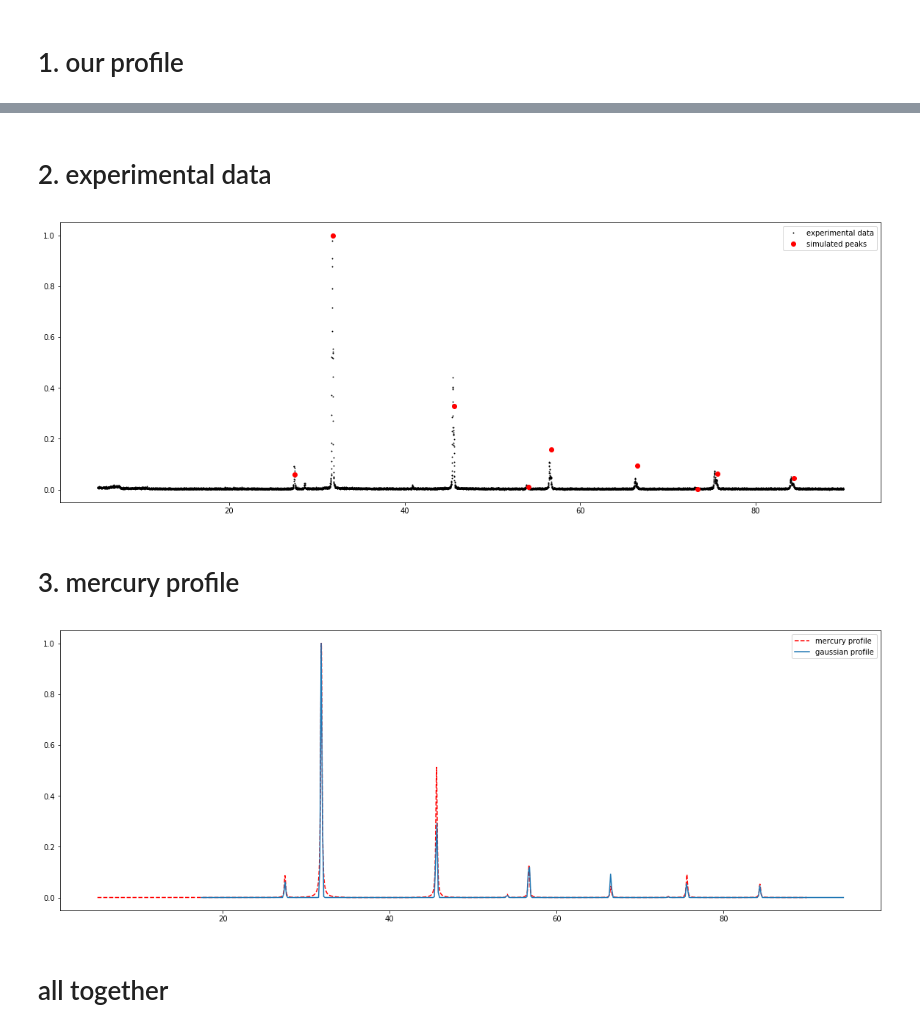
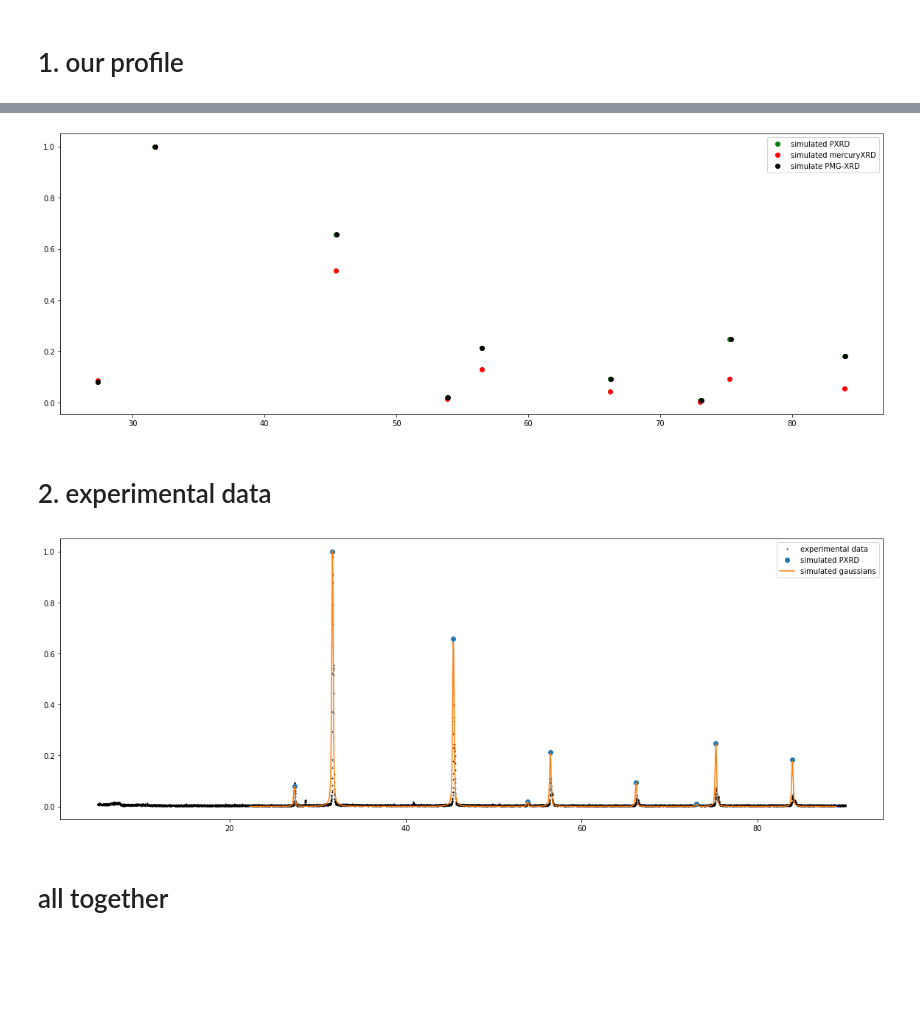
Before and after one commit to qzhu2017/XRD, a Jupyter notebook: similarity.ipynb, the cells around one changed output, grey strips where cells are left out. Drawn from its saved outputs; the diff is of its cells as text; code cells hidden in the pictures; blank space fills up the shorter version.

```diff
--- a/similarity.ipynb
+++ b/similarity.ipynb
@@ -36,3 +60,23 @@ plt.show()
+# %%
+# simulated XRD still very different in intensity values, cross check with pymatgen
+
+import pymatgen as mg
+from pymatgen.analysis.diffraction.xrd import XRDCalculator as PMXRD
+
+calc = PMXRD(wavelength=1.54184,)
+_struct = mg.Structure.from_file('NaCl.cif')
+pattern = calc.get_pattern(_struct)
+pmgtwo_theta = pattern.x
+pmgpeaks= pattern.y/np.max(pattern.y)
+
+plt.figure(figsize=(20,7))
+plt.plot(simtwo_thetas,simpeaks,'go',label = 'simulated PXRD')
+plt.plot(merctheta2,mercI,'ro',label = 'simulated mercuryXRD')
+plt.plot(pmgtwo_theta,pmgpeaks,'ko',label = 'simulate PMG-XRD')
+plt.legend()
+plt.show()
+# %% [output]
+[figure, added]
 # %% [markdown]
 # 2. experimental data
 # %%
@@ -41,13 +85,11 @@ exp_data[:][:,1] = exp_data[:][:,1]/np.max(exp_data[:][:,1])
 # %%
 plt.figure(figsize=(20,7))
 plt.plot(exp_data[:][:,0],exp_data[:][:,1],'ko',ms = 0.9,label='experimental data')
-plt.plot(all_info[:,0],all_info[:,-1],'ro',label='simulated peaks')
-#plt.plot(two_thetas,profile,label = 'gaussian profile')
+plt.plot(simtwo_thetas,simpeaks,'o',label = 'simulated PXRD')
+plt.plot(gtwo_thetas,gpeaks, label = 'simulated gaussians')
 
 
 plt.legend()
 plt.show()
 # %% [output]
-[figure, old version]
+[figure, new version]
-# %% [markdown]
-# 3. mercury profile
@@ -57,13 +96,3 @@ merc_data[:][:,1] = merc_data[:][:,1]/np.max(merc_data[:][:,1])
-# %%
-plt.figure(figsize=(20,7))
-plt.plot(merc_data[:][:,0],merc_data[:][:,1],'--r',ms = 0.9,label = 'mercury profile')
-#plt.plot(all_info[:,0],all_info[:,-1],'ro',label = 'simulated peaks')
-plt.plot(two_thetas,profile,label = 'gaussian profile')
-
-plt.legend()
-plt.show()
-# %% [output]
-[figure, removed]
 # %% [markdown]
 # all together
 # %%
```
Also changed, not shown: parts of 7 cells of this notebook.
